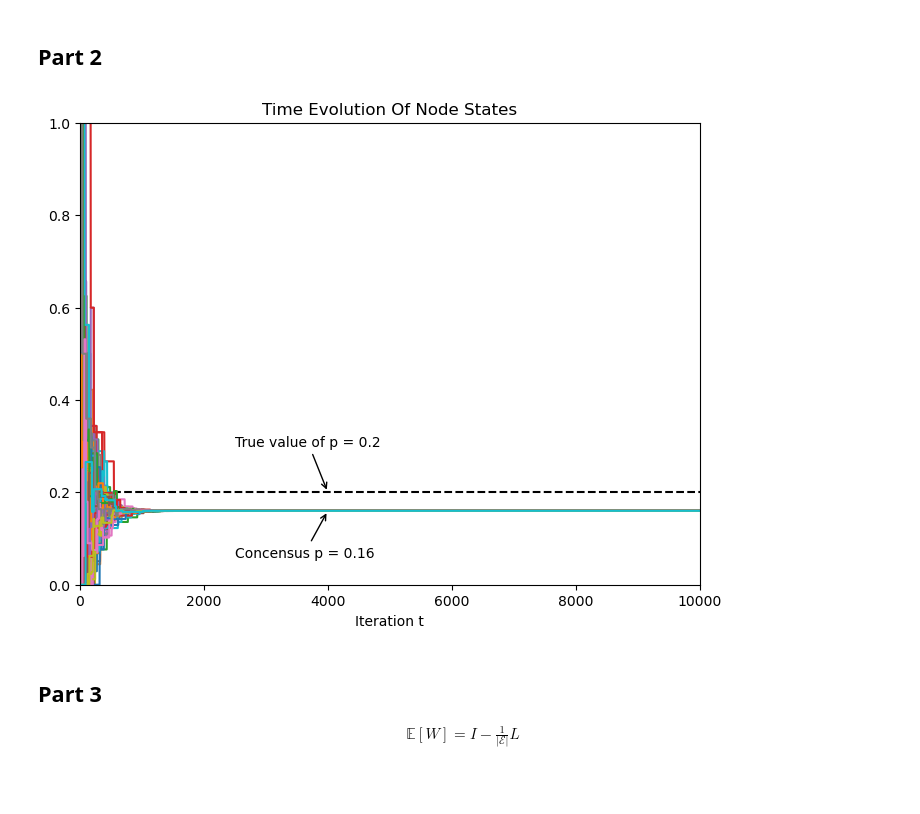
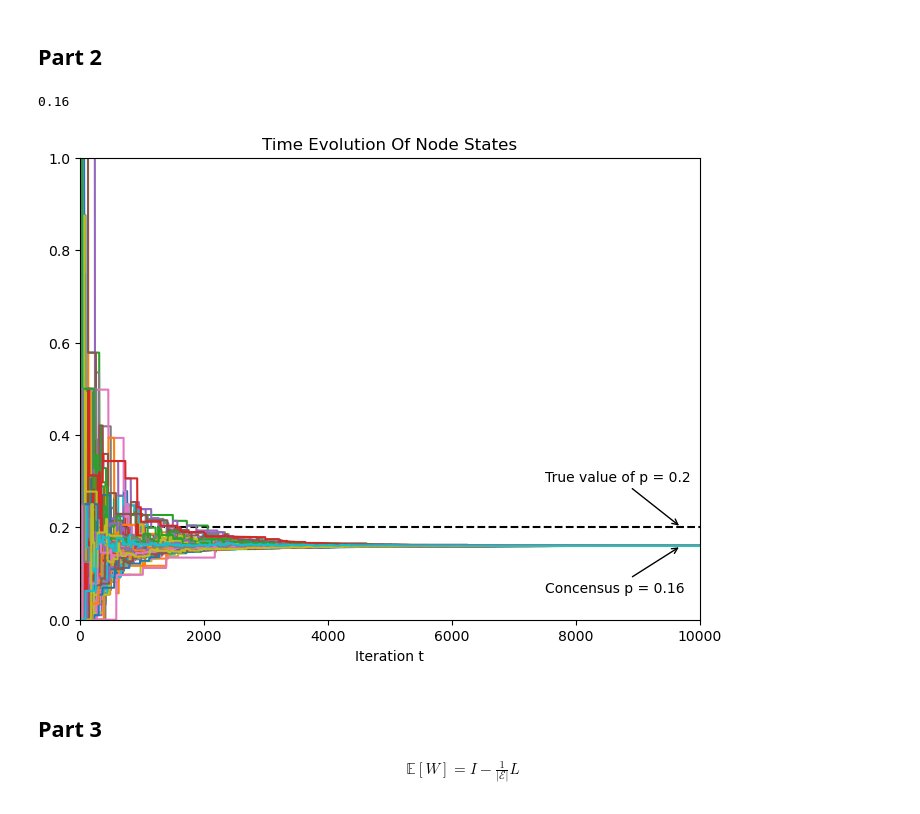
Before and after one commit to QuiteFiber93/eel6878, a Jupyter notebook: midterm/midterm.ipynb, the cells around one changed output. Cells and saved outputs as stored; diff of their text form; code cells hidden in the pictures.

```diff
--- a/midterm/midterm.ipynb
+++ b/midterm/midterm.ipynb
@@ -113,5 +123,8 @@ plt.show()
 Creating **connected** Random Geometrix Graph
 # %%
 N = 100
-radius = 0.9
+radius = 0.25
 G = nx.random_geometric_graph(N, radius)
+if not nx.is_connected(G):
+    while not nx.is_connected(G):
+        G = nx.random_geometric_graph(N, radius)
@@ -147,46 +170,48 @@ x_hist[0] = x
 for n in range(1, T + 1):
 
     x_hist[n] = next_state(x_hist[n-1], list(G.edges()), rng)
+# %% [output]
+0.16
 # %%
 fig = plt.figure(figsize = (8, 6))
 ax = plt.gca()
 
 t = [n for n in range(T+1)]
 
 plt.axhline(p, color=(0, 0, 0, 1), linestyle='--')
 
 
 
 concensus = x_hist[-1, 0]
 if x_hist[-1, 0] - 0.1 > 0 and x_hist[-1, 0] < p:
-    xytext = (2500, x_hist[-1, 0] - 0.1)
-    ptext = (2500, p + 0.1)
+    xytext = (7500, x_hist[-1, 0] - 0.1)
+    ptext = (7500, p + 0.1)
 
 elif x_hist[-1, 0] > p:
-    xytext = (2500, x_hist[-1, 0] + 0.1)
-    ptext = (2500, p - 0.1)
+    xytext = (7500, x_hist[-1, 0] + 0.1)
+    ptext = (7500, p - 0.1)
 
 elif x_hist[-1, 0] - 0.1 < 0 and x_hist[-1, 0] < p:
-    xytext = (2500, x_hist[-1, 0] + 0.05)
-    ptext = (2500, p + 0.1)
+    xytext = (7500, x_hist[-1, 0] + 0.05)
+    ptext = (7500, p + 0.1)
 
-ax.annotate(f"True value of p = {p}", xytext=ptext, xy=(4000, p),
+ax.annotate(f"True value of p = {p}", xytext=ptext, xy=(9700, p),
             arrowprops=dict(arrowstyle="->"))
-ax.annotate(f"Concensus p = {x_hist[-1, 0]:3g}", xytext=xytext, xy=(4000, x_hist[-1, 0]),
+ax.annotate(f"Concensus p = {x_hist[-1, 0]:2.2f}", xytext=xytext, xy=(9700, x_hist[-1, 0]),
             arrowprops=dict(arrowstyle="->"))
 
 for node in range(N):
     plt.plot(t, x_hist[:, node])
 
 plt.xlim((0, T))
 plt.ylim((0, 1))
 
 plt.title('Time Evolution of Node States'.title())
 plt.xlabel('Iteration t')
 plt.ylabel('')
 plt.show()
 # %% [output]
-[figure, old version]
+[figure, new version]
 # %% [markdown]
 ## Part 3
 
```
Also changed, not shown: parts of 3 cells of this notebook.
